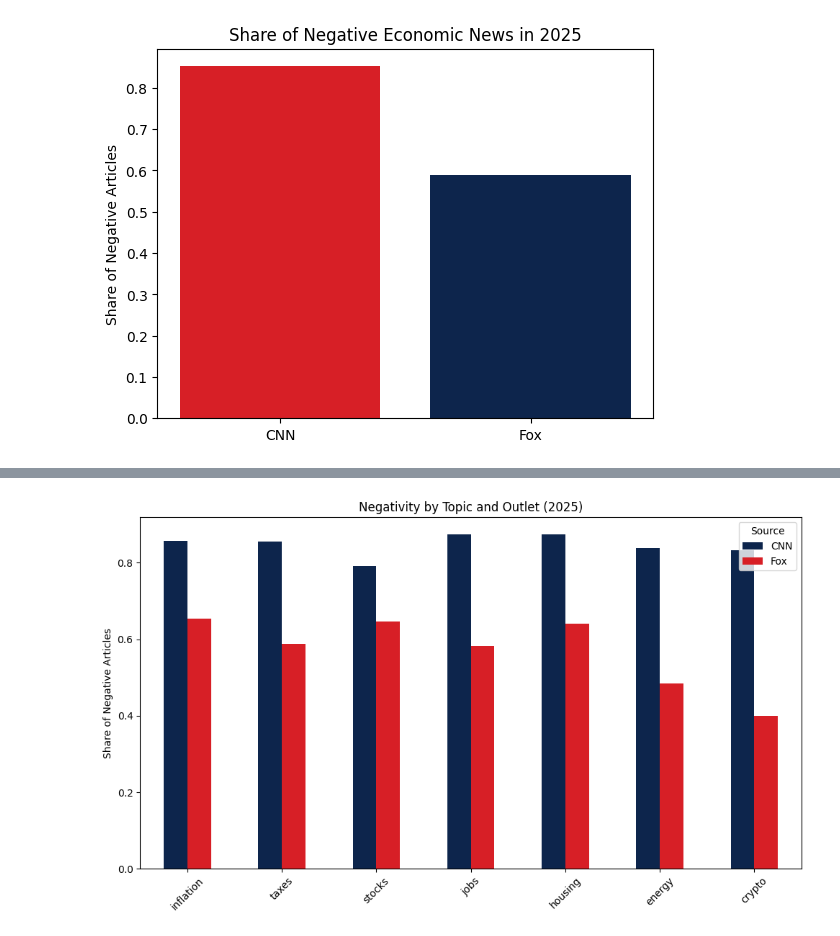
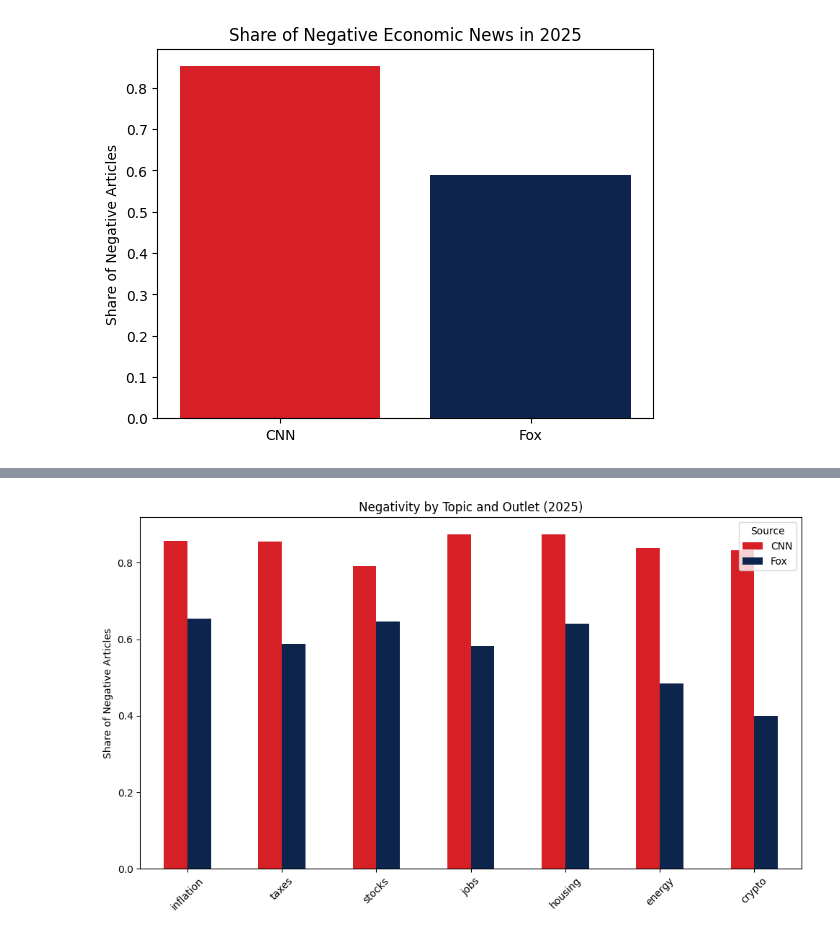
Before and after one commit to 4mbrus/Data-Engineering-1-Mini-Cloud-Project, a Jupyter notebook: web_scraping/Data_analysis.ipynb, the cells around one changed output, grey strips where cells are left out. Saved outputs shown, nothing was run; the diff lists cells and outputs as text; code cells hidden in the pictures.

```diff
--- a/web_scraping/Data_analysis.ipynb
+++ b/web_scraping/Data_analysis.ipynb
@@ -207,32 +207,32 @@ topic_df = 1 - topic_df
 
 # 3. Transpose and Sort for Color Consistency
 # Transposing makes topics the X-axis and sources the legend/bars
 plot_df = topic_df.T
 
 # Sort columns alphabetically to ensure CNN is index 0 and Fox is index 1
 # (C comes before F)
 plot_df = plot_df.reindex(sorted(plot_df.columns), axis=1)
 
 # Define Colors: CNN (Blue) first, Fox (Red) second
 # Blue: '#0D254C', Red: '#D71F26'
-custom_colors = ['#0D254C', '#D71F26']
+custom_colors = ['#D71F26','#0D254C']
 
 # 4. Visualization
 # We pass the color list here. Since CNN is the first column, it gets the first color.
 ax = plot_df.plot(kind="bar", figsize=(10, 6), color=custom_colors)
 
 plt.ylabel("Share of Negative Articles")
 plt.title("Negativity by Topic and Outlet (2025)")
 plt.xticks(rotation=45)
 plt.legend(title="Source")
 plt.tight_layout()
 
 # 5. Save and Show Logic
 if not os.path.exists('figs_report'):
     os.makedirs('figs_report')
 
 # Save first, then show
 plt.savefig(r'C:\Users\Enkhsaikhan\Data-engineering-scrap\figs_report\topics', dpi=300, bbox_inches='tight')
 plt.show()
 # %% [output]
-[figure, old version]
+[figure, new version]
```
Also changed, not shown: parts of 2 cells of this notebook, 3 other files.
